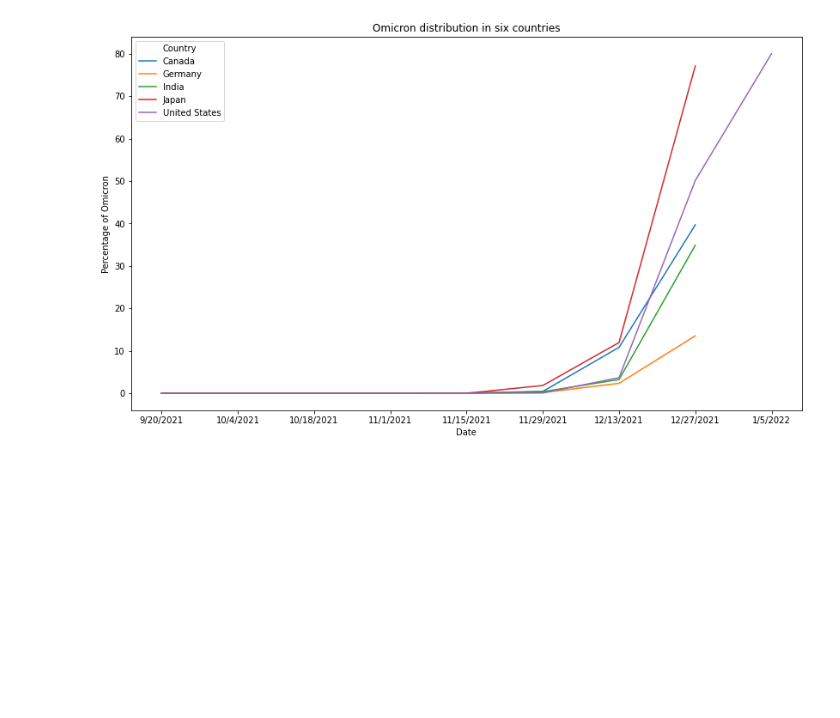
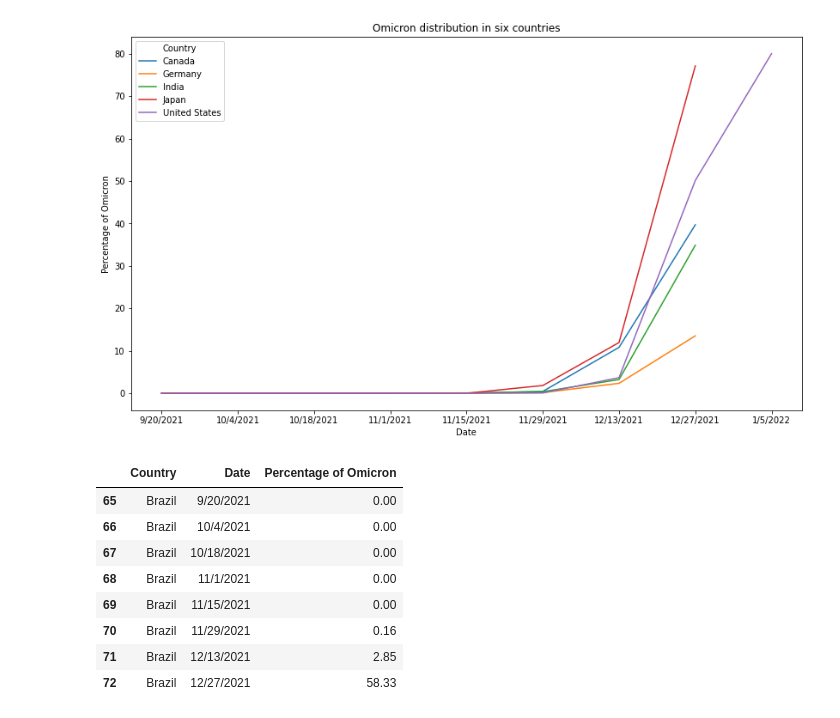
Before and after one commit to sumandevkota/Omicron-Data-Visualization, a Jupyter notebook: Omicron Analysis.ipynb, the cells around one changed output. Cells and saved outputs as stored; diff of their text form; code cells hidden in the pictures; blank space fills up the shorter version.

```diff
--- a/Omicron Analysis.ipynb
+++ b/Omicron Analysis.ipynb
@@ -110,3 +110,17 @@ sns.lineplot (x = "Date", y = "Percentage of Omicron", hue = "Country", data = s
 # %% [output]
 <AxesSubplot:title={'center':'Omicron distribution in six countries'}, xlabel='Date', ylabel='Percentage of Omicron'>
 [figure]
+# %%
+# extracting United states Data only
+Brazil = df [df["Country"] == 'Brazil']
+Brazil
+# %% [output]
+|  | Country | Date | Percentage of Omicron |
+| 65 | Brazil | 9/20/2021 | 0.00 |
+| 66 | Brazil | 10/4/2021 | 0.00 |
+| 67 | Brazil | 10/18/2021 | 0.00 |
+| 68 | Brazil | 11/1/2021 | 0.00 |
+| 69 | Brazil | 11/15/2021 | 0.00 |
+| 70 | Brazil | 11/29/2021 | 0.16 |
+| 71 | Brazil | 12/13/2021 | 2.85 |
+| 72 | Brazil | 12/27/2021 | 58.33 |
```
Also changed, not shown: parts of 1 cell of this notebook.
